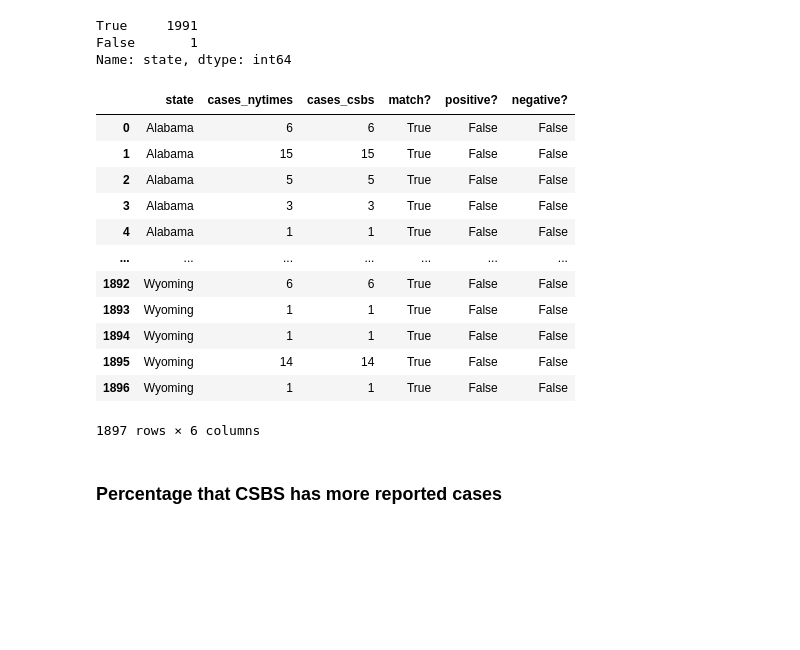
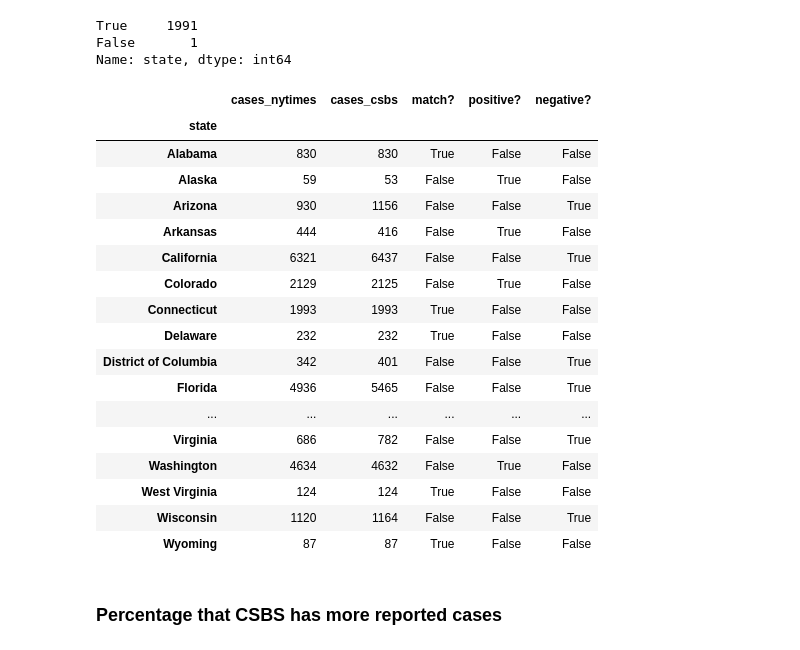
Before and after one commit to VirusTrack/COVIDvu, a Jupyter notebook: work/experiments/countyraid-data-compare.ipynb, the cells around one changed output. Cells and saved outputs as stored; diff of their text form; code cells hidden in the pictures; blank space fills up the shorter version.

Commit message:
per state comparison running

```diff
--- a/work/experiments/countyraid-data-compare.ipynb
+++ b/work/experiments/countyraid-data-compare.ipynb
@@ -188,38 +188,36 @@ False       1
 Name: state, dtype: int64
 # %%
 s_compare = pd.merge(nytimes, csbs, on=['state','county'], how='inner')
-s_compare.sort_values(by=['state','county'], inplace = True)
-
-#s_compare.groupby('state')['cases_y'].sum()
-#s_compare.sort_values(by=['state','cases_y'], inplace = True)
-#s_compare.drop_duplicates(subset=['state'], keep='last', inplace=True)
-
+s_compare.sort_values(by=['state','cases_y'], inplace = True)
 s_compare.rename(columns={'cases_x':'cases_nytimes','cases_y':'cases_csbs'}, inplace=True)
 
 #s_compare.size
+s_compare = s_compare.groupby(['state'])['cases_nytimes','cases_csbs'].sum()
 
 s_compare['match?'] = np.where(s_compare['cases_nytimes'] == s_compare['cases_csbs'], 'True', 'False')
 s_compare['positive?'] = np.where(s_compare['cases_nytimes'] > s_compare['cases_csbs'], 'True', 'False')
 s_compare['negative?'] = np.where(s_compare['cases_nytimes'] < s_compare['cases_csbs'], 'True', 'False')
-#s_compare['total_csbs'] = s_compare['cases_csbs'].sum()
-#s_compare['total_nytimes'] = s_compare['cases_nytimes'].sum()
 
-s_compare[['state','cases_nytimes','cases_csbs','match?','positive?','negative?']]
-#s_compare.to_csv('countyraid-state-compare.csv')
+s_compare
 # %% [output]
-|  | state | cases_nytimes | cases_csbs | match? | positive? | negative? |
-| 0 | Alabama | 6 | 6 | True | False | False |
-| 1 | Alabama | 15 | 15 | True | False | False |
-| 2 | Alabama | 5 | 5 | True | False | False |
-| 3 | Alabama | 3 | 3 | True | False | False |
-| 4 | Alabama | 1 | 1 | True | False | False |
-| ... | ... | ... | ... | ... | ... | ... |
-| 1892 | Wyoming | 6 | 6 | True | False | False |
-| 1893 | Wyoming | 1 | 1 | True | False | False |
-| 1894 | Wyoming | 1 | 1 | True | False | False |
-| 1895 | Wyoming | 14 | 14 | True | False | False |
-| 1896 | Wyoming | 1 | 1 | True | False | False |
+|  | cases_nytimes | cases_csbs | match? | positive? | negative? |
+| state |  |  |  |  |  |
+| Alabama | 830 | 830 | True | False | False |
+| Alaska | 59 | 53 | False | True | False |
+| Arizona | 930 | 1156 | False | False | True |
+| Arkansas | 444 | 416 | False | True | False |
+| California | 6321 | 6437 | False | False | True |
+| Colorado | 2129 | 2125 | False | True | False |
+| Connecticut | 1993 | 1993 | True | False | False |
+| Delaware | 232 | 232 | True | False | False |
+| District of Columbia | 342 | 401 | False | False | True |
+| Florida | 4936 | 5465 | False | False | True |
+| ... | ... | ... | ... | ... | ... |
+| Virginia | 686 | 782 | False | False | True |
+| Washington | 4634 | 4632 | False | True | False |
+| West Virginia | 124 | 124 | True | False | False |
+| Wisconsin | 1120 | 1164 | False | False | True |
+| Wyoming | 87 | 87 | True | False | False |
-1897 rows × 6 columns
 # %% [markdown]
 ### Percentage that CSBS has more reported cases
 # %%
```
